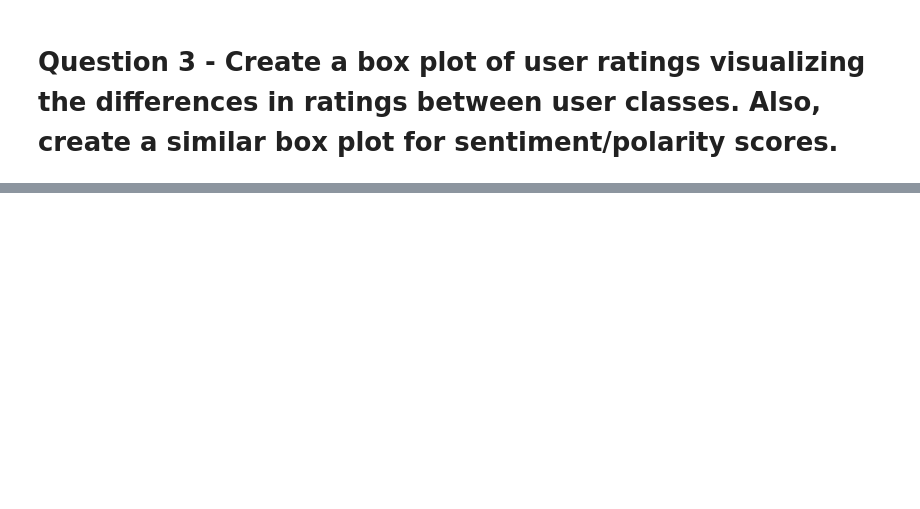
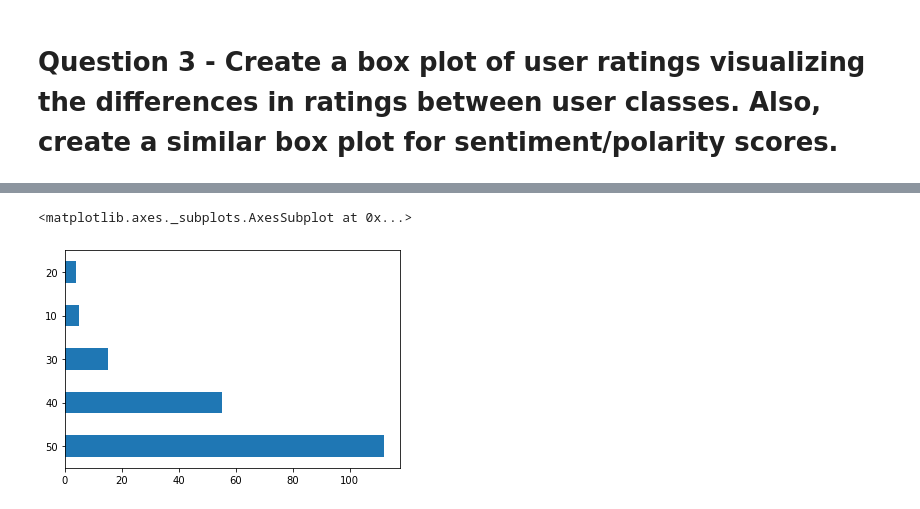
Before and after one commit to MnAppsNet/Web-Scraping-Tutorial, a Jupyter notebook: User_Profiling.ipynb, the cells around one changed output, grey strips where cells are left out. Drawn from its saved outputs; the diff is of its cells as text; code cells hidden in the pictures; blank space fills up the shorter version.

```diff
--- a/User_Profiling.ipynb
+++ b/User_Profiling.ipynb
@@ -321,0 +360,6 @@ dtype: float64
+# %%
+woman_ratings_df =  pd.DataFrame(data = ratings_count_woman)
+woman_ratings_df[0].value_counts().plot(kind='barh')
+# %% [output]
+<matplotlib.axes._subplots.AxesSubplot at 0x...>
+[figure, added]
```
Also changed, not shown: parts of 8 cells of this notebook.
